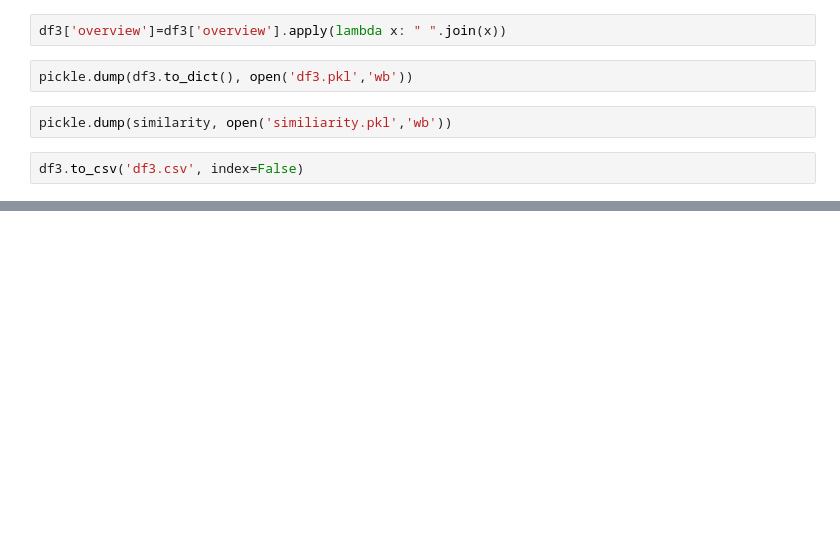
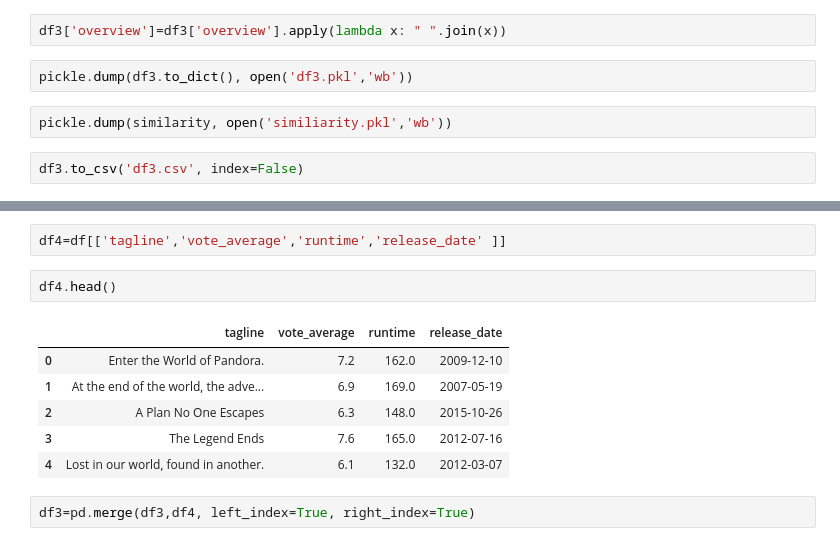
Before and after one commit to yashkhatri012/movie_rec2, a Jupyter notebook: backend/movie_rec.ipynb, the cells around one changed output, grey strips where cells are left out. Cells and saved outputs as stored; diff of their text form; blank space fills up the shorter version.

```diff
--- a/backend/movie_rec.ipynb
+++ b/backend/movie_rec.ipynb
@@ -249,0 +260,13 @@ df3.head()
+# %%
+df4=df[['tagline','vote_average','runtime','release_date' ]]
+# %%
+df4.head()
+# %% [output]
+|  | tagline | vote_average | runtime | release_date |
+| 0 | Enter the World of Pandora. | 7.2 | 162.0 | 2009-12-10 |
+| 1 | At the end of the world, the adve... | 6.9 | 169.0 | 2007-05-19 |
+| 2 | A Plan No One Escapes | 6.3 | 148.0 | 2015-10-26 |
+| 3 | The Legend Ends | 7.6 | 165.0 | 2012-07-16 |
+| 4 | Lost in our world, found in another. | 6.1 | 132.0 | 2012-03-07 |
+# %%
+df3=pd.merge(df3,df4, left_index=True, right_index=True)
```
Also changed, not shown: parts of 3 cells of this notebook, 2 other files.
